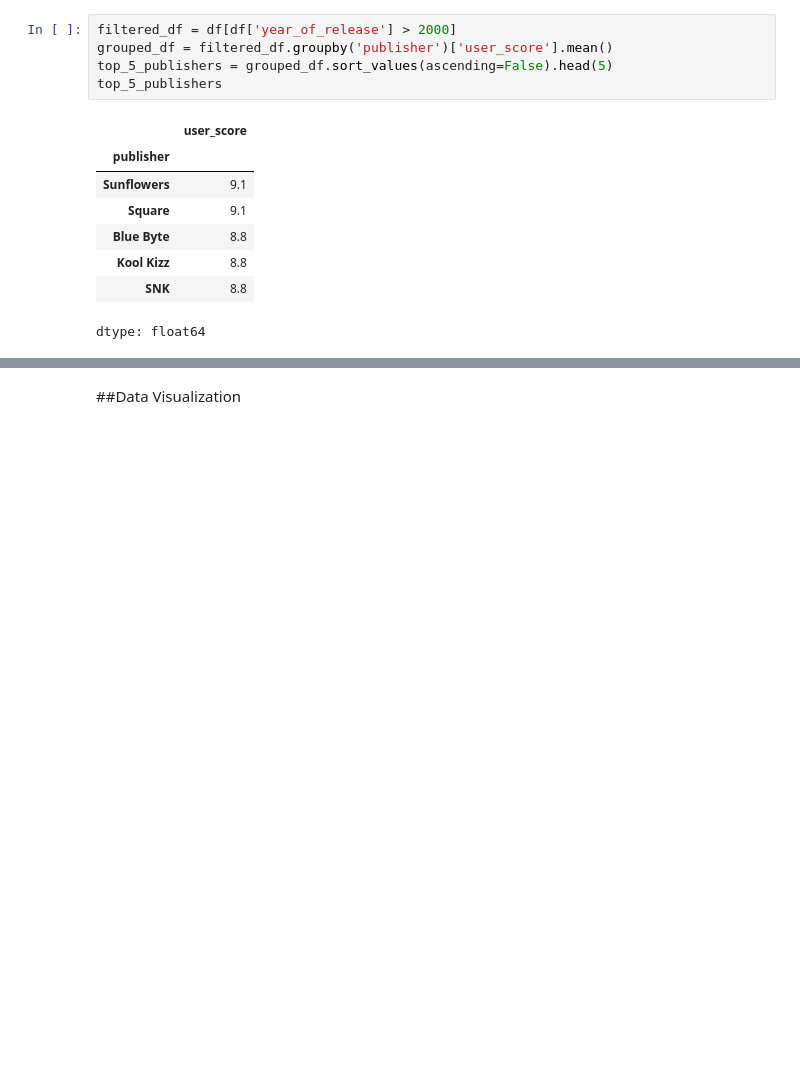
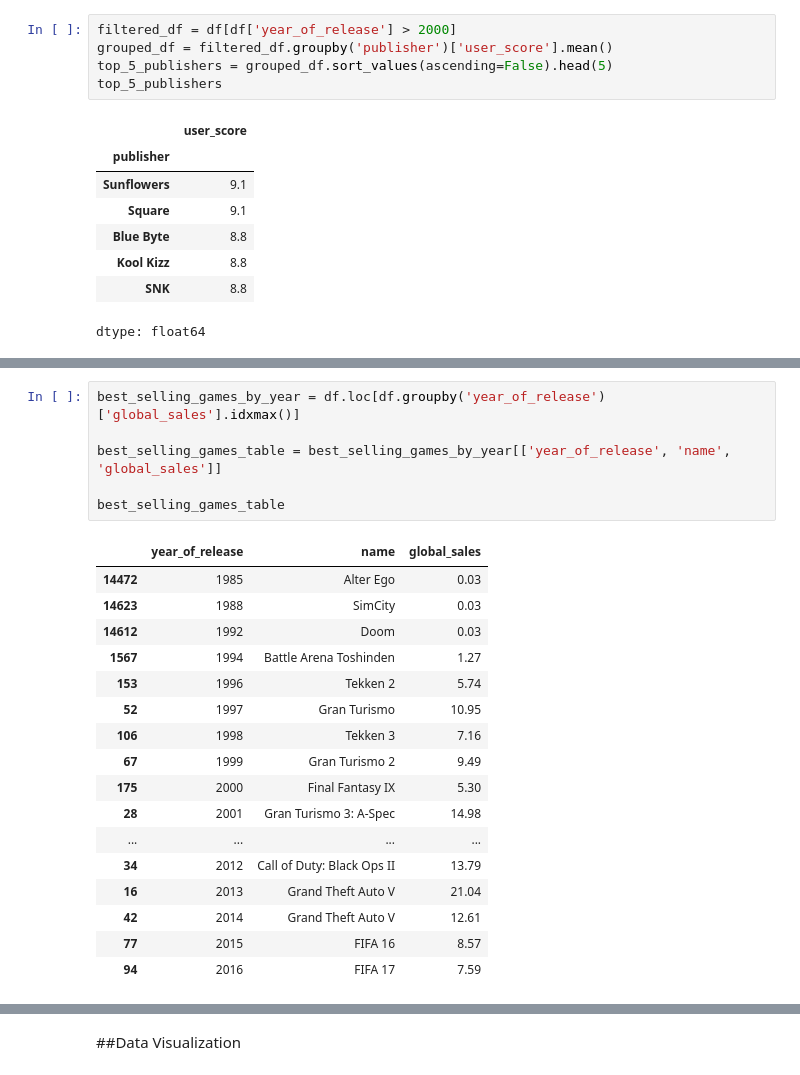
Before and after one commit to Mlnvl/python_classp, a Jupyter notebook: My_DV_Project.ipynb, the cells around one changed output, grey strips where cells are left out. Cells and saved outputs as stored; diff of their text form; blank space fills up the shorter version.

```diff
--- a/My_DV_Project.ipynb
+++ b/My_DV_Project.ipynb
@@ -311,0 +289,24 @@ print(best_selling_games_table)
+# %%
+best_selling_games_by_year = df.loc[df.groupby('year_of_release')['global_sales'].idxmax()]
+
+best_selling_games_table = best_selling_games_by_year[['year_of_release', 'name', 'global_sales']]
+
+best_selling_games_table
+# %% [output]
+|  | year_of_release | name | global_sales |
+| 14472 | 1985 | Alter Ego | 0.03 |
+| 14623 | 1988 | SimCity | 0.03 |
+| 14612 | 1992 | Doom | 0.03 |
+| 1567 | 1994 | Battle Arena Toshinden | 1.27 |
+| 153 | 1996 | Tekken 2 | 5.74 |
+| 52 | 1997 | Gran Turismo | 10.95 |
+| 106 | 1998 | Tekken 3 | 7.16 |
+| 67 | 1999 | Gran Turismo 2 | 9.49 |
+| 175 | 2000 | Final Fantasy IX | 5.30 |
+| 28 | 2001 | Gran Turismo 3: A-Spec | 14.98 |
+| ... | ... | ... | ... |
+| 34 | 2012 | Call of Duty: Black Ops II | 13.79 |
+| 16 | 2013 | Grand Theft Auto V | 21.04 |
+| 42 | 2014 | Grand Theft Auto V | 12.61 |
+| 77 | 2015 | FIFA 16 | 8.57 |
+| 94 | 2016 | FIFA 17 | 7.59 |
```
Also changed, not shown: parts of 55 cells of this notebook.
